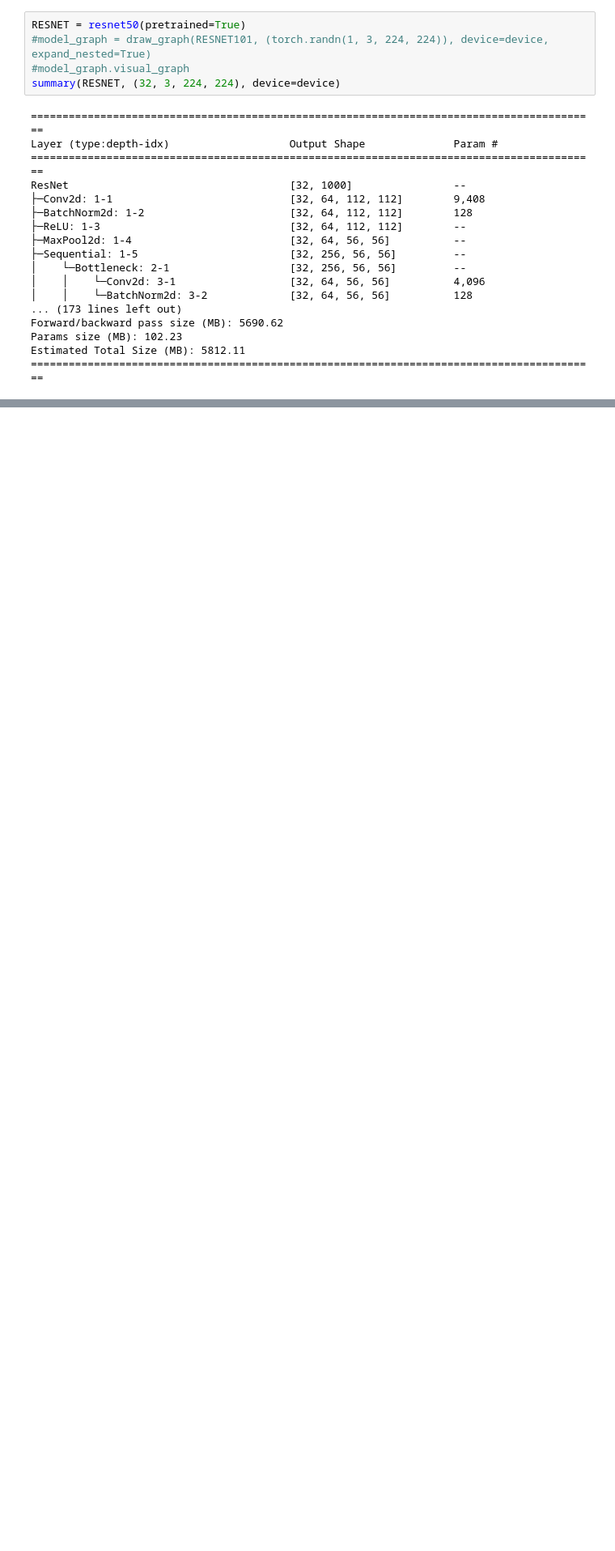
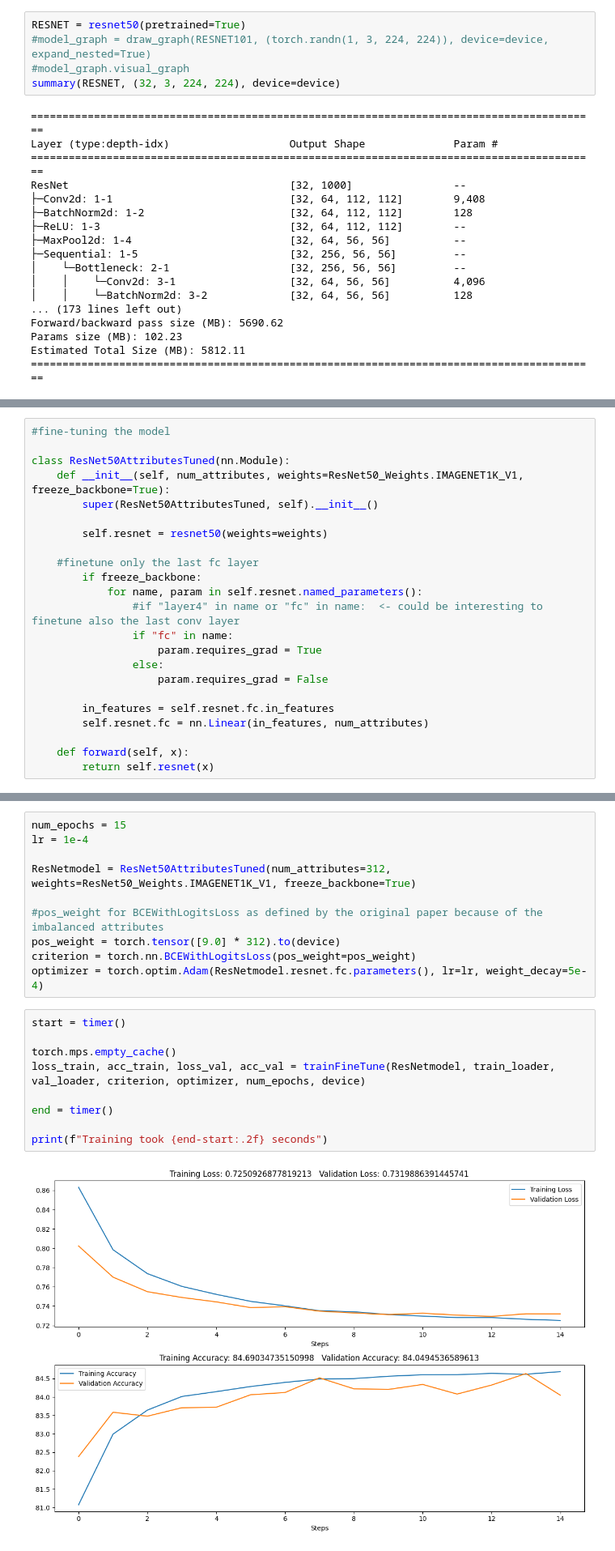
Before and after one commit to N1ccoloZen/MachineLearningProject, a Jupyter notebook: firstModel.ipynb, the cells around one changed output, grey strips where cells are left out. Shown: that part at 81% size. Cells and saved outputs as stored; diff of their text form; blank space fills up the shorter version.

Commit message:
Sequential model

```diff
--- a/firstModel.ipynb
+++ b/firstModel.ipynb
@@ -499,0 +173,23 @@ def forward(self, x):
+# %%
+#fine-tuning the model
+
+class ResNet50AttributesTuned(nn.Module):
+    def __init__(self, num_attributes, weights=ResNet50_Weights.IMAGENET1K_V1, freeze_backbone=True):
+        super(ResNet50AttributesTuned, self).__init__()
+
+        self.resnet = resnet50(weights=weights)
+
+    #finetune only the last fc layer
+        if freeze_backbone:
+            for name, param in self.resnet.named_parameters():
+                #if "layer4" in name or "fc" in name:  <- could be interesting to finetune also the last conv layer
+                if "fc" in name:
+                    param.requires_grad = True
+                else:
+                    param.requires_grad = False
+
+        in_features = self.resnet.fc.in_features
+        self.resnet.fc = nn.Linear(in_features, num_attributes)
+
+    def forward(self, x):
+        return self.resnet(x)
@@ -499,0 +288,21 @@ def forward(self, x):
+# %%
+num_epochs = 15
+lr = 1e-4
+
+ResNetmodel = ResNet50AttributesTuned(num_attributes=312, weights=ResNet50_Weights.IMAGENET1K_V1, freeze_backbone=True)
+
+#pos_weight for BCEWithLogitsLoss as defined by the original paper because of the imbalanced attributes
+pos_weight = torch.tensor([9.0] * 312).to(device)
+criterion = torch.nn.BCEWithLogitsLoss(pos_weight=pos_weight)
+optimizer = torch.optim.Adam(ResNetmodel.resnet.fc.parameters(), lr=lr, weight_decay=5e-4)
+# %%
+start = timer()
+
+torch.mps.empty_cache()
+loss_train, acc_train, loss_val, acc_val = trainFineTune(ResNetmodel, train_loader, val_loader, criterion, optimizer, num_epochs, device)
+
+end = timer()
+
+print(f"Training took {end-start:.2f} seconds")
+# %% [output]
+[figure, added]
```
Also changed, not shown: parts of 39 cells of this notebook.
